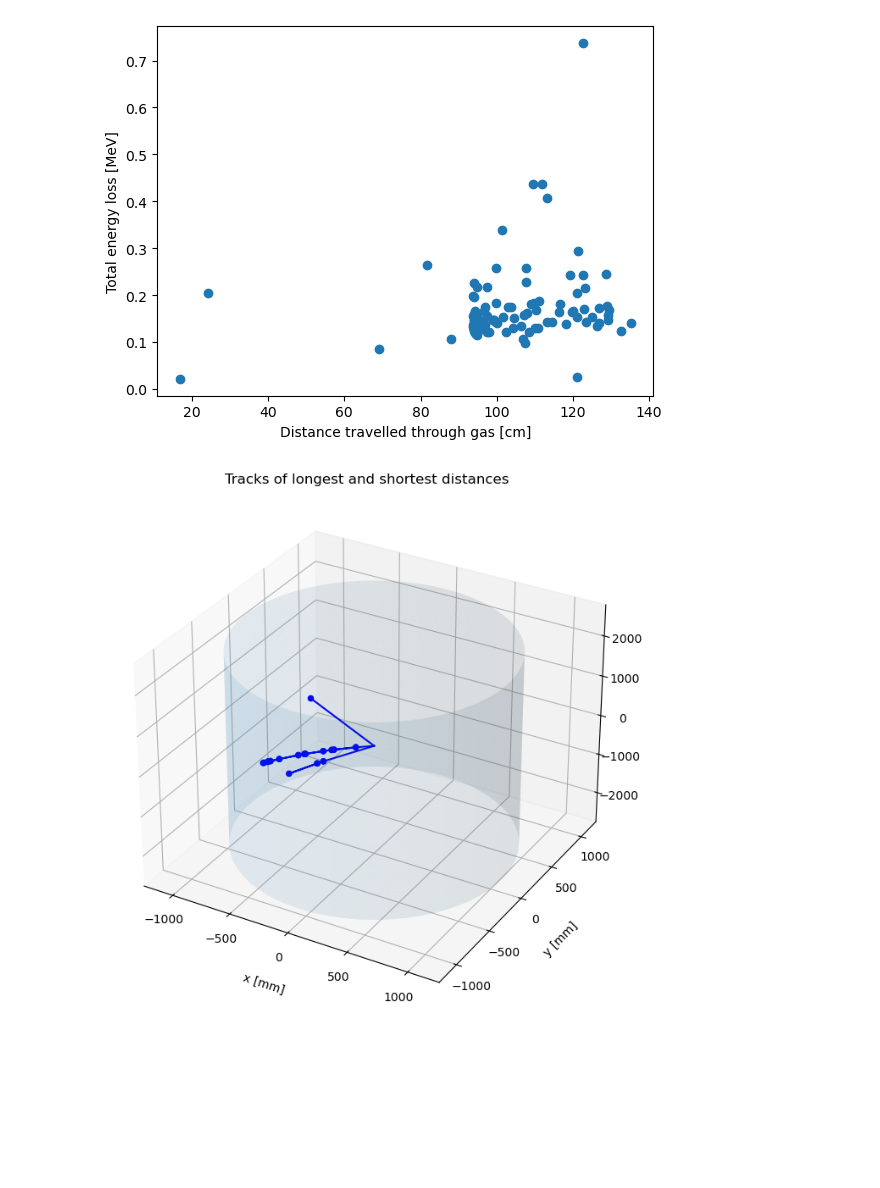
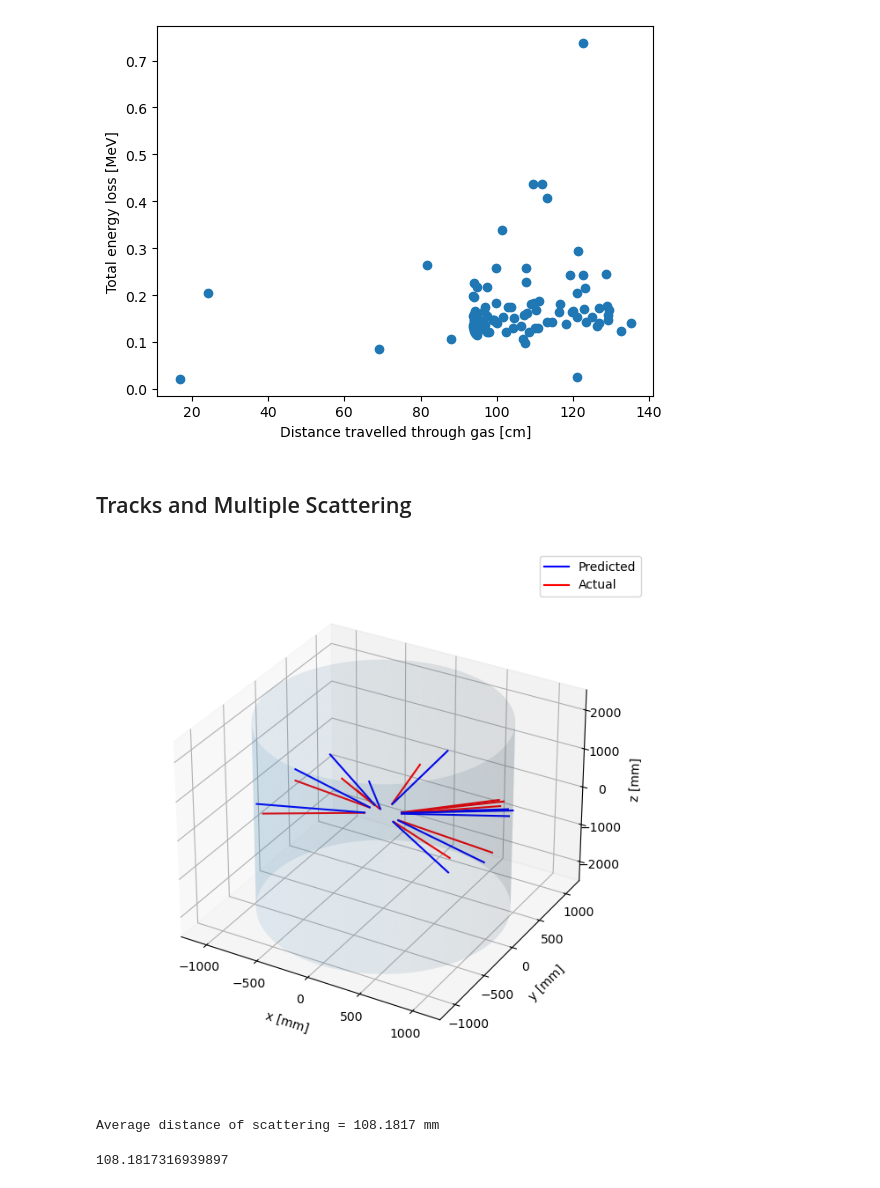
Before and after one commit to JayPRobertson/Belle-II, a Jupyter notebook: Python/geant4_data_analysis.ipynb, the cells around one changed output. Drawn from its saved outputs; the diff is of its cells as text; code cells hidden in the pictures; blank space fills up the shorter version.

```diff
--- a/Python/geant4_data_analysis.ipynb
+++ b/Python/geant4_data_analysis.ipynb
@@ -19,3 +22,6 @@ events_df = events_df.drop(columns=['energies', 'hitx', 'hity', 'hitz'])
 
 # Get initial step data
 steps_df = pd.read_csv(f'csv/hits/init_step_data.csv')
+
+# Get multiple scattering data
+eepos_df = pd.read_csv(f'csv/hits/entry_exit_data.csv')
@@ -104,8 +113,66 @@ def plot_Eloss_over_dist(df1, df2):
 tot_dis = plot_Eloss_over_dist(events_df, steps_df)
 # %% [output]
 [figure]
+# %% [markdown]
+## Tracks and Multiple Scattering
+# %%
+def plot_act_and_pred(df, n):
+    '''Plot a linear version of the first n tracks using their start and end points'''
+
+    fig = plt.figure(figsize=(8, 8))
+    ax = fig.add_subplot(projection='3d')
+    ax.set_box_aspect(None, zoom=0.85)
+
+    Xc,Yc,Zc = data_for_cylinder(1096, 160, 100, 2416.9)
+    ax.plot_surface(Xc, Yc, Zc, alpha=0.1)
+
+    for i in range(0, n):
+        curdf = df.loc[i]
+
+        ax.plot3D([curdf["actx_ent"], curdf["actx_exit"]], \
+                  [curdf["acty_ent"], curdf["acty_exit"]], \
+                  [curdf["actz_ent"], curdf["actz_exit"]], 'red')
+
+        ax.plot3D([curdf["predx_ent"], curdf["predx_exit"]], \
+                      [curdf["predy_ent"], curdf["predy_exit"]], \
+                      [curdf["predz_ent"], curdf["predz_exit"]], 'blue')
+
+    ax.set_xlabel('x [mm]', labelpad=10)
+    ax.set_ylabel('y [mm]', labelpad=10)
+    ax.set_zlabel('z [mm]', labelpad=10)
+
+    # Add legend
+    blue_line = Line2D([1, 4], [2, 5], color='blue', label="Predicted")
+    red_line = Line2D([1, 4], [2, 5], color='red', label="Actual")
+    plt.legend(handles=[blue_line, red_line])
+
+num_to_plot = 10
+plot_act_and_pred(eepos_df, num_to_plot)
+# %% [output]
+[figure, added]
+# %%
+def get_avg_scattering(df):
+    sum_dist = 0
+
+    for i in range(0, len(df)):
+        curdf = df.loc[i]
+        sum_dist += np.sqrt( (curdf["actx_ent"]-curdf["predx_ent"])**2 +\
+                             (curdf["acty_ent"]-curdf["predy_ent"])**2 +\
+                             (curdf["actz_ent"]-curdf["predz_ent"])**2 )
+
+    sum_dist /= len(df)
+
+    print(f'Average distance of scattering = {sum_dist:.4f} mm')
+    return sum_dist
+
+get_avg_scattering(eepos_df)
+# %% [output]
+Average distance of scattering = 108.1817 mm
+108.1817316939897
 # %%
 def plot_outliers(tot_dis):
+    '''Plot tracks with shortest distances'''
+
     small_x, small_y, small_z = [], [], []
 
     for i in range(len(tot_dis)):
@@ -130,8 +197,6 @@ def plot_outliers(tot_dis):
     ax.set_xlabel('x [mm]', labelpad=10)
     ax.set_ylabel('y [mm]', labelpad=10)
     ax.set_zlabel('z [mm]', labelpad=10)
-    ax.set_title("Tracks of longest and shortest distances")
+    ax.set_title("Tracks of shortest distances")
 
-plot_outliers(tot_dis)
+#plot_outliers(tot_dis)
-# %% [output]
-[figure, removed]
```
Also changed, not shown: parts of 4 cells of this notebook.
